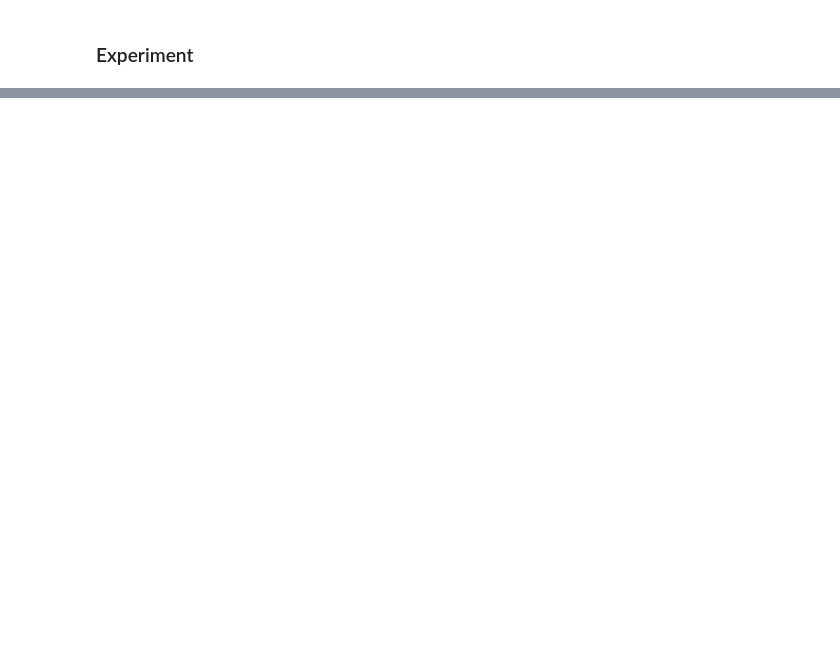
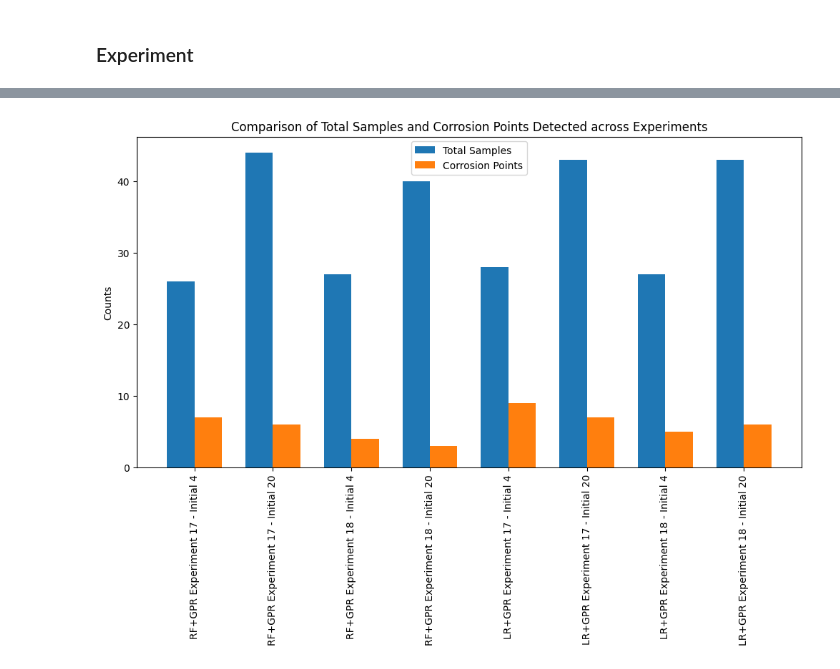
Before and after one commit to ghezalahmad/Adaptive-Sampling, a Jupyter notebook: Benchmarking.ipynb, the cells around one changed output, grey strips where cells are left out. Saved outputs shown, nothing was run; the diff lists cells and outputs as text; code cells hidden in the pictures; blank space fills up the shorter version.

```diff
--- a/Benchmarking.ipynb
+++ b/Benchmarking.ipynb
@@ -110,0 +3,81 @@ plt.show()
+# %%
+# Assuming the previous data was for RF + GPR, and the new data is for LR + GPR
+# Combining both sets of data for RF + GPR and LR + GPR
+import matplotlib.pyplot as plt
+import numpy as np
+# Data from RF + GPR experiments (provided earlier)
+rf_gpr_data = {
+    'RF+GPR Experiment 17 - Initial 4': {
+        'Total Samples': 26,
+        'Corrosion Points': 7
+    },
+    'RF+GPR Experiment 17 - Initial 20': {
+        'Total Samples': 44,
+        'Corrosion Points': 6
+    },
+    'RF+GPR Experiment 18 - Initial 4': {
+        'Total Samples': 27,
+        'Corrosion Points': 4
+    },
+    'RF+GPR Experiment 18 - Initial 20': {
+        'Total Samples': 40,
+        'Corrosion Points': 3
+    }
+}
+
+# Data from LR + GPR experiments (provided just now)
+lr_gpr_data = {
+    'LR+GPR Experiment 17 - Initial 4': {
+        'Total Samples': 28,
+        'Corrosion Points': 9
+    },
+    'LR+GPR Experiment 17 - Initial 20': {
+        'Total Samples': 43,
+        'Corrosion Points': 7
+    },
+    'LR+GPR Experiment 18 - Initial 4': {
+        'Total Samples': 27,
+        'Corrosion Points': 5
+    },
+    'LR+GPR Experiment 18 - Initial 20': {
+        'Total Samples': 43,
+        'Corrosion Points': 6
+    }
+}
+
+# Combine both dictionaries into a single one for plotting
+combined_data = {**rf_gpr_data, **lr_gpr_data}
+
+# Set up the bar plot configuration
+labels = list(combined_data.keys())
+total_samples = [data['Total Samples'] for data in combined_data.values()]
+corrosion_points = [data['Corrosion Points'] for data in combined_data.values()]
+
+x = np.arange(len(labels))  # the label locations
+width = 0.35  # the width of the bars
+
+fig, ax = plt.subplots(figsize=(12, 6))  # Increased figure size for clarity
+
+# Generate the bars for total samples
+rects1 = ax.bar(x - width/2, total_samples, width, label='Total Samples')
+
+# Generate the bars for corrosion points
+rects2 = ax.bar(x + width/2, corrosion_points, width, label='Corrosion Points')
+
+# Add some text for labels, title and custom x-axis tick labels, etc.
+ax.set_ylabel('Counts')
+ax.set_title('Comparison of Total Samples and Corrosion Points Detected across Experiments')
+ax.set_xticks(x)
+ax.set_xticklabels(labels, rotation=90)  # Rotate labels to prevent overlap
+ax.legend()
+
+# Call the function to label the heights
+autolabel(rects1)
+autolabel(rects2)
+
+# Adjust the layout
+fig.tight_layout()
+
+# Display the plot
+plt.show()
+# %% [output]
@@ -110,0 +85 @@ plt.show()
+[figure, added]
```
Also changed, not shown: parts of 36 cells of this notebook, 12 other files.
